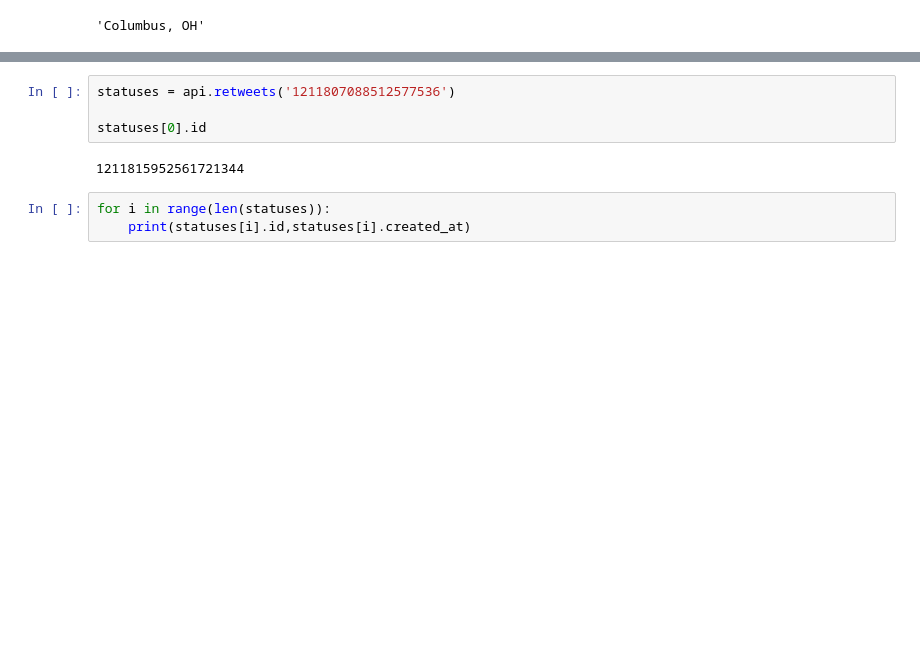
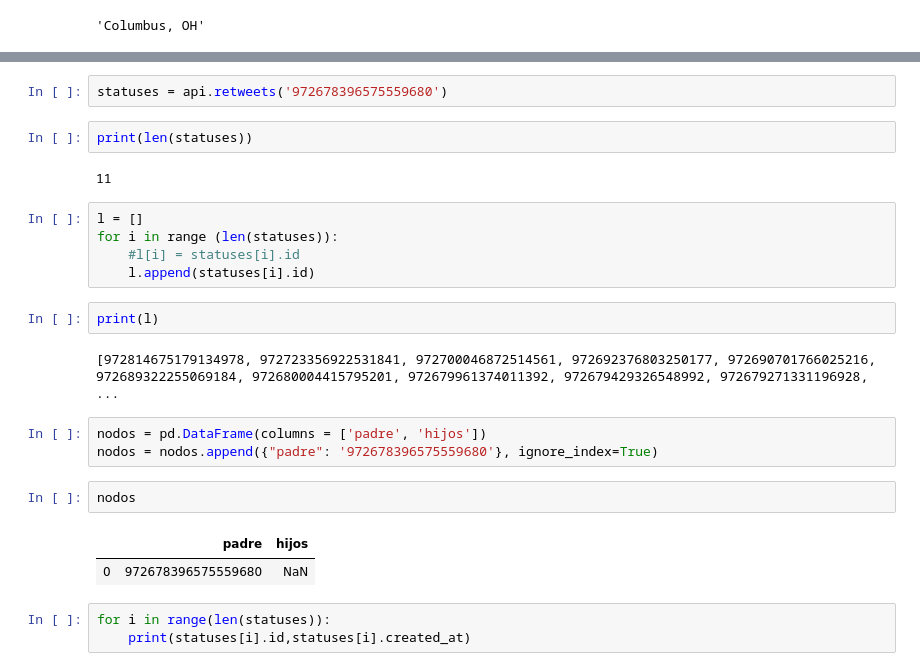
Before and after one commit to GuillermoOvejeroSanchez/Social-Network-Analysis, a Jupyter notebook: FakeNews/PruebasWilson.ipynb, the cells around one changed output, grey strips where cells are left out. Drawn from its saved outputs; the diff is of its cells as text; blank space fills up the shorter version.

```diff
--- a/FakeNews/PruebasWilson.ipynb
+++ b/FakeNews/PruebasWilson.ipynb
@@ -397,9 +397,26 @@ df_out.head()
 # %%
-statuses = api.retweets('1211807088512577536')
-
-statuses[0].id
+statuses = api.retweets('972678396575559680')
-# %% [output]
-1211815952561721344
+# %%
+print(len(statuses))
+# %% [output]
+11
+# %%
+l = []
+for i in range (len(statuses)):
+    #l[i] = statuses[i].id
+    l.append(statuses[i].id)
+# %%
+print(l)
+# %% [output]
+[972814675179134978, 972723356922531841, 972700046872514561, 972692376803250177, 972690701766025216, 972689322255069184, 972680004415795201, 972679961374011392, 972679429326548992, 972679271331196928, ...
+# %%
+nodos = pd.DataFrame(columns = ['padre', 'hijos'])
+nodos = nodos.append({"padre": '972678396575559680'}, ignore_index=True)
+# %%
+nodos
+# %% [output]
+|  | padre | hijos |
+| 0 | 972678396575559680 | NaN |
 # %%
 for i in range(len(statuses)):
     print(statuses[i].id,statuses[i].created_at)
```
Also changed, not shown: parts of 15 cells of this notebook.
